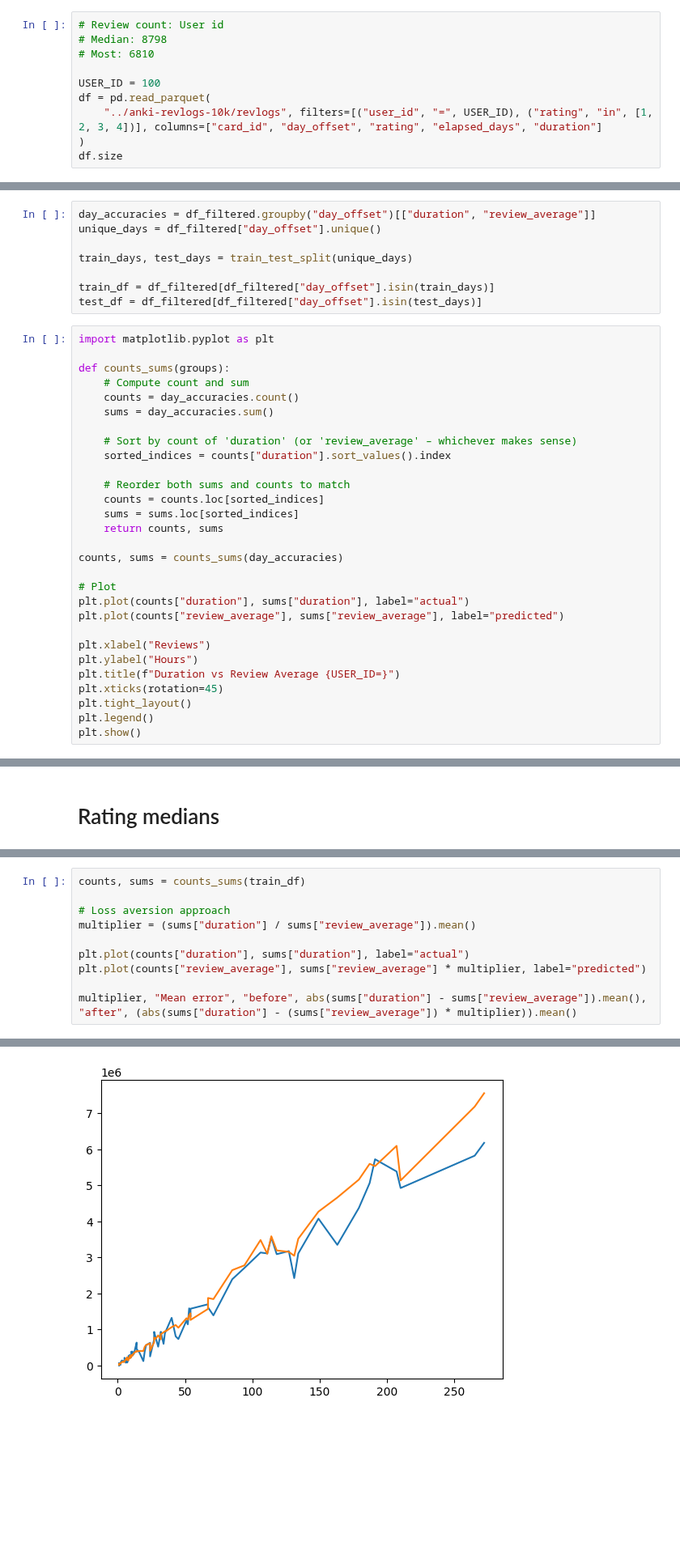
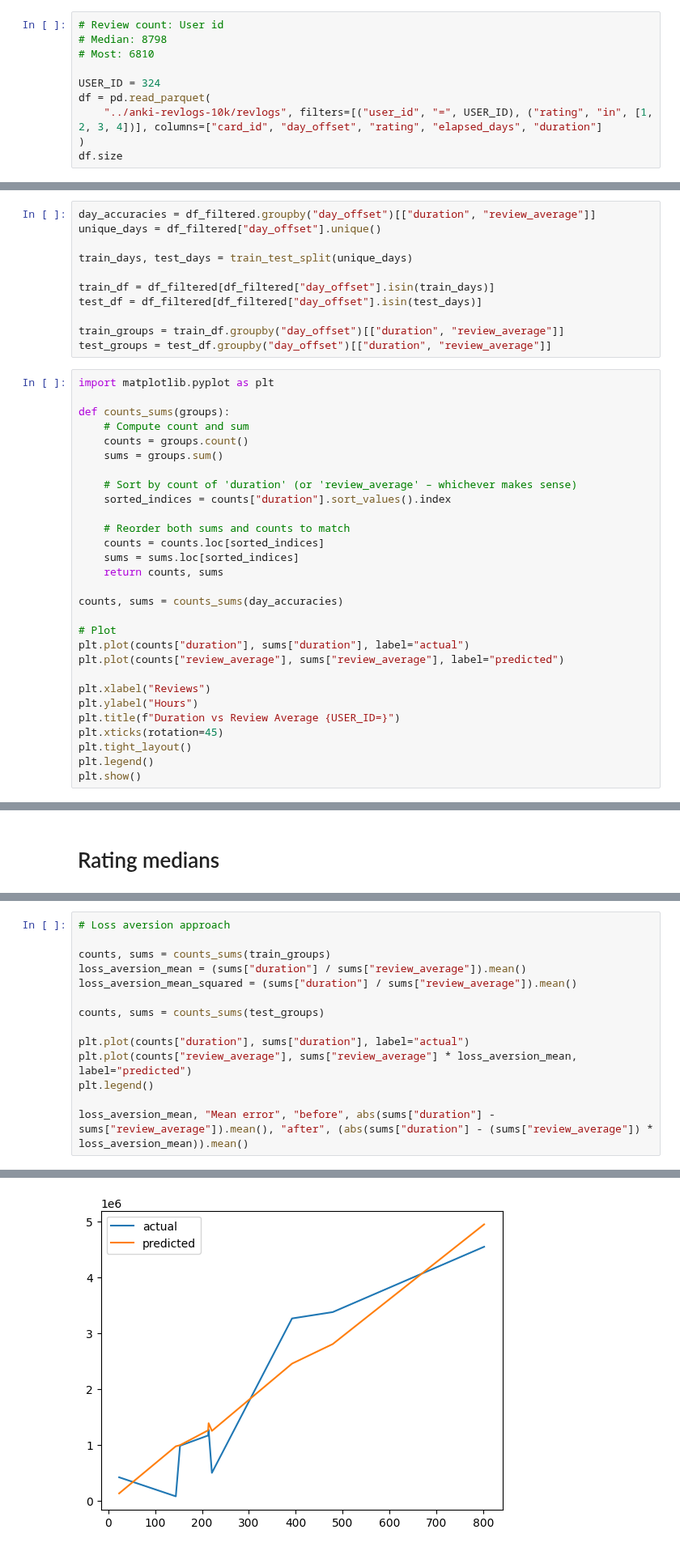
Before and after one commit to Luc-Mcgrady/anki-10k-notebooks, a Jupyter notebook: duration_per_day.ipynb, the cells around one changed output, grey strips where cells are left out. Shown at 81% size. Drawn from its saved outputs; the diff is of its cells as text; blank space fills up the shorter version.

```diff
--- a/duration_per_day.ipynb
+++ b/duration_per_day.ipynb
@@ -14,7 +14,7 @@ tqdm.pandas()
 # Median: 8798
 # Most: 6810
 
-USER_ID = 100
+USER_ID = 324
 df = pd.read_parquet(
     "../anki-revlogs-10k/revlogs", filters=[("user_id", "=", USER_ID), ("rating", "in", [1, 2, 3, 4])], columns=["card_id", "day_offset", "rating", "elapsed_days", "duration"]
 )
@@ -57,13 +57,16 @@ train_days, test_days = train_test_split(unique_days)
 
 train_df = df_filtered[df_filtered["day_offset"].isin(train_days)]
 test_df = df_filtered[df_filtered["day_offset"].isin(test_days)]
+
+train_groups = train_df.groupby("day_offset")[["duration", "review_average"]]
+test_groups = test_df.groupby("day_offset")[["duration", "review_average"]]
 # %%
 import matplotlib.pyplot as plt
 
 def counts_sums(groups):
     # Compute count and sum
-    counts = day_accuracies.count()
-    sums = day_accuracies.sum()
+    counts = groups.count()
+    sums = groups.sum()
 
     # Sort by count of 'duration' (or 'review_average' – whichever makes sense)
     sorted_indices = counts["duration"].sort_values().index
@@ -121,11 +125,15 @@ plt.plot(counts["review_average"], sums["review_average"], label="predicted")
 # %%
-counts, sums = counts_sums(train_df)
+# Loss aversion approach
 
-# Loss aversion approach
-multiplier = (sums["duration"] / sums["review_average"]).mean()
+counts, sums = counts_sums(train_groups)
+loss_aversion_mean = (sums["duration"] / sums["review_average"]).mean()
+loss_aversion_mean_squared = (sums["duration"] / sums["review_average"]).mean()
+
+counts, sums = counts_sums(test_groups)
 
 plt.plot(counts["duration"], sums["duration"], label="actual")
-plt.plot(counts["review_average"], sums["review_average"] * multiplier, label="predicted")
+plt.plot(counts["review_average"], sums["review_average"] * loss_aversion_mean, label="predicted")
+plt.legend()
 
-multiplier, "Mean error", "before", abs(sums["duration"] - sums["review_average"]).mean(), "after", (abs(sums["duration"] - (sums["review_average"]) * multiplier)).mean()
+loss_aversion_mean, "Mean error", "before", abs(sums["duration"] - sums["review_average"]).mean(), "after", (abs(sums["duration"] - (sums["review_average"]) * loss_aversion_mean)).mean()
 # %% [output]
@@ -138,2 +146,2 @@ multiplier, "Mean error", "before", abs(sums["duration"] - sums["review_average"
-[figure, old version]
+[figure, new version]
 # %% [markdown]
```
Also changed, not shown: parts of 10 cells of this notebook.
